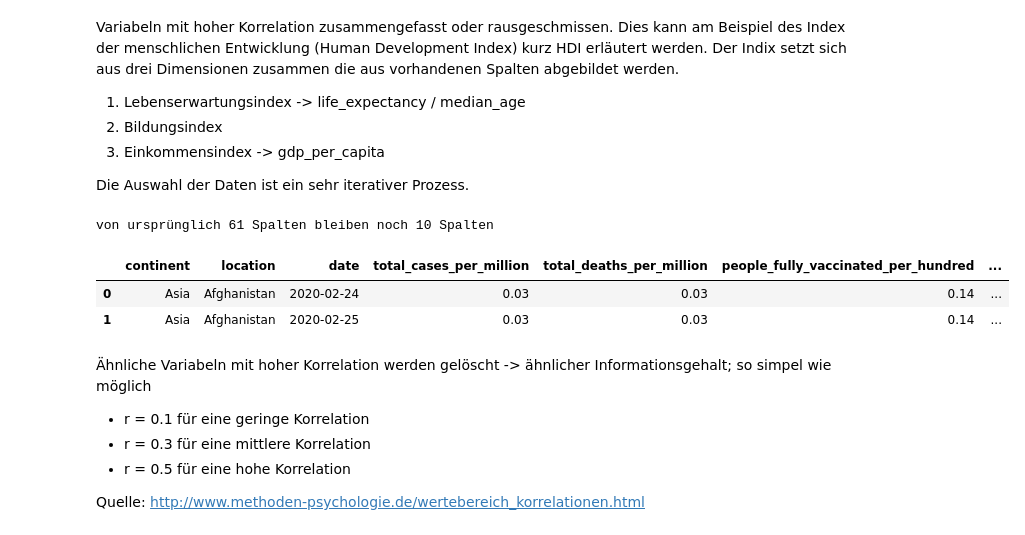
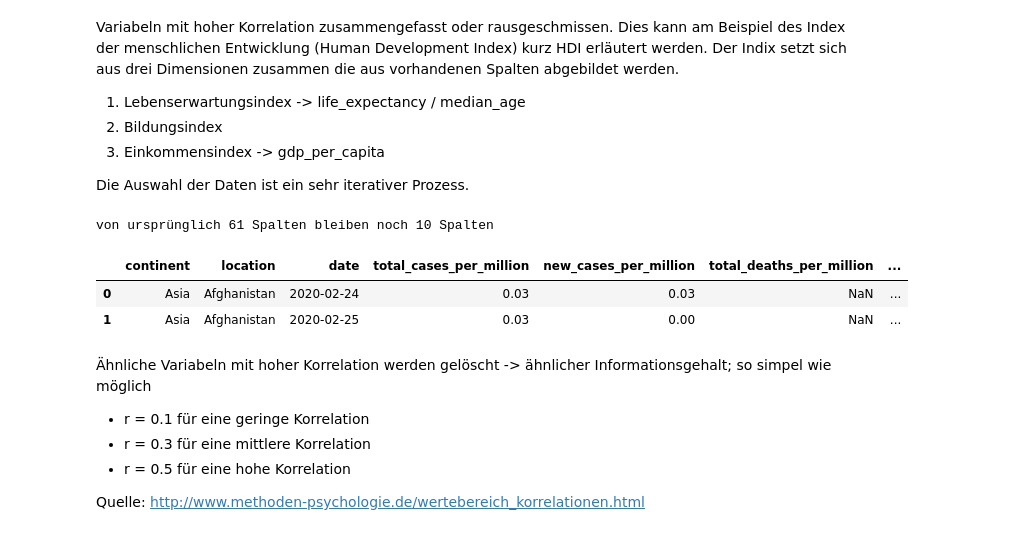
Before and after one commit to MatthiasSimons/covid-analysis, a Jupyter notebook: covid_analysis.ipynb, the cells around one changed output. Cells and saved outputs as stored; diff of their text form; code cells hidden in the pictures.

```diff
--- a/covid_analysis.ipynb
+++ b/covid_analysis.ipynb
@@ -168,33 +168,33 @@ Die Auswahl der Daten ist ein sehr iterativer Prozess.
 # %%
 columns_of_interest = [
     'date',
     'location',
     'continent',
     'total_cases_per_million',
     'total_deaths_per_million',
     "new_cases_per_million",
     "new_deaths_per_million",
 
     #'reproduction_rate',
     'people_fully_vaccinated_per_hundred',
     #'stringency_index',
     #'population_density',
     #'median_age',
     #'gdp_per_capita',
     #'life_expectancy',
     "hospital_beds_per_thousand",
     'human_development_index',
 ]
 
-filtered_dataset = dataset.drop(dataset.columns.difference(columns_of_interest), 1)
+cleaned_dataset = dataset.drop(dataset.columns.difference(columns_of_interest), 1)
 
 print("von ursprünglich {} Spalten bleiben noch {} Spalten".format(len(dataset.columns.tolist()), len(columns_of_interest)))
 cleaned_dataset.head(2)
 # %% [output]
 von ursprünglich 61 Spalten bleiben noch 10 Spalten
-|  | continent | location | date | total_cases_per_million | total_deaths_per_million | people_fully_vaccinated_per_hundred | ... |
-| 0 | Asia | Afghanistan | 2020-02-24 | 0.03 | 0.03 | 0.14 | ... |
-| 1 | Asia | Afghanistan | 2020-02-25 | 0.03 | 0.03 | 0.14 | ... |
+|  | continent | location | date | total_cases_per_million | new_cases_per_million | total_deaths_per_million | ... |
+| 0 | Asia | Afghanistan | 2020-02-24 | 0.03 | 0.03 | NaN | ... |
+| 1 | Asia | Afghanistan | 2020-02-25 | 0.03 | 0.00 | NaN | ... |
 # %% [markdown]
 Ähnliche Variabeln mit hoher Korrelation werden gelöscht -> ähnlicher Informationsgehalt; so simpel wie möglich
 - r = 0.1 für eine geringe Korrelation
```
Also changed, not shown: parts of 6 cells of this notebook.
